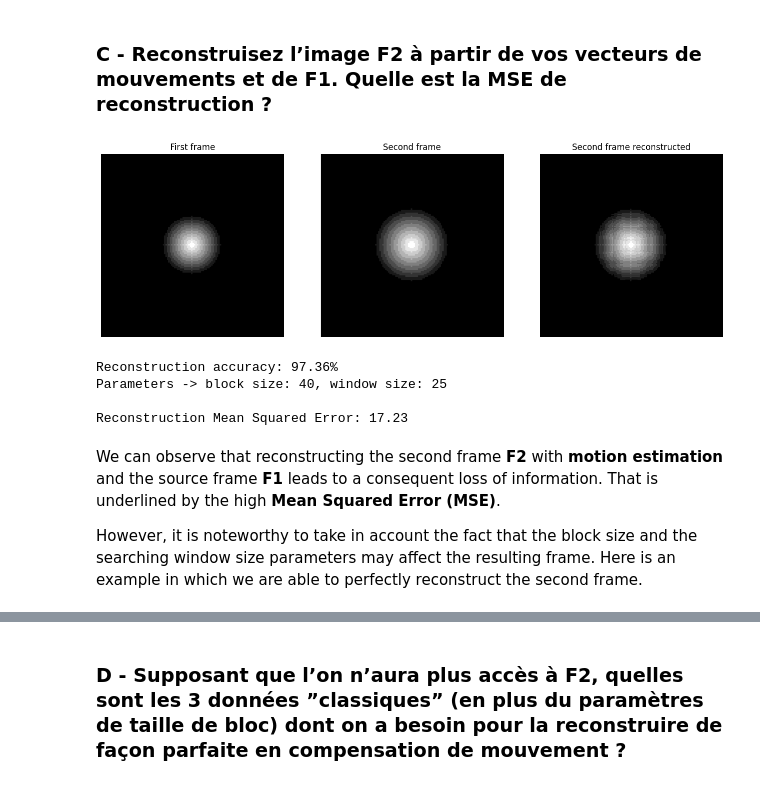
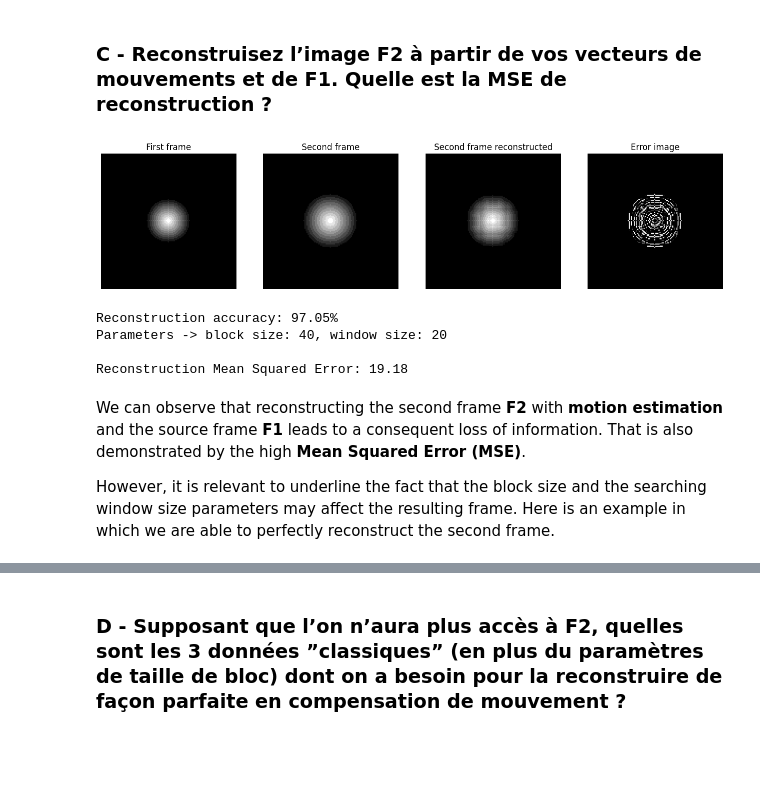
Before and after one commit to sinansoulier/VideoProcessing, a Jupyter notebook: TP2/motion_compensation.ipynb, the cells around one changed output, grey strips where cells are left out. Drawn from its saved outputs; the diff is of its cells as text; code cells hidden in the pictures; blank space fills up the shorter version.

Commit message:
frame_reconstruction: Improved presentation

```diff
--- a/TP2/motion_compensation.ipynb
+++ b/TP2/motion_compensation.ipynb
@@ -141,21 +141,30 @@ def BMA(frame1: np.ndarray , frame2: np.ndarray, block_size: int = 16, window_si
 
     return np.array(v_x), np.array(v_y), np.array(moving_blocks_x), np.array(moving_blocks_y)
 # %%
-def BMA_display(frame1: np.ndarray, frame2: np.ndarray, block_size: int = 16, window_size: int = 10) -> tuple[np.ndarray]:
+def BMA_display(frame1: np.ndarray, frame2: np.ndarray, block_size: int = 16, window_size: int = 10, scale: int = 500) -> tuple[np.ndarray]:
     v_x , v_y, moving_blocks_x, moving_blocks_y = BMA(frame1, frame2, block_size=block_size, window_size=window_size)
     _, ax = plt.subplots(1, 1, figsize=(8, 8))
     ax.imshow(frame1, cmap='gray')
     ax.set_axis_off()
     ax.set_title(f'Motion estimation - Block matching algorithm (Block size: {block_size})')
 
-    ax.quiver(moving_blocks_x + block_size // 2, moving_blocks_y + block_size // 2, v_x, -v_y, scale=600, color='red', headwidth=2, headlength=2, width=0.003)
+    ax.quiver((moving_blocks_x + block_size // 2),
+              (moving_blocks_y + block_size // 2),
+              v_x,
+              -v_y,
+              scale=scale,
+              color='red',
+              headwidth=2,
+              headlength=2,
+              width=0.003
+    )
     plt.show()
 
     return v_x, v_y, moving_blocks_x, moving_blocks_y
 
 BLOCK_SIZE = 40
-WINDOW_SIZE = 25
+WINDOW_SIZE = 20
 # Use pic2 as first frame, that will decomposed into blocks
 # Use pic1 as second frame, that will be used to find the best match for each block
-v_x, v_y, moving_blocks_x, moving_blocks_y = BMA_display(pic2, pic1, block_size=BLOCK_SIZE, window_size=WINDOW_SIZE)
+v_x, v_y, moving_blocks_x, moving_blocks_y = BMA_display(pic2, pic1, block_size=BLOCK_SIZE, window_size=WINDOW_SIZE, scale=600)
 # %% [output]
@@ -167,29 +176,31 @@ v_x, v_y, moving_blocks_x, moving_blocks_y = BMA_display(pic2, pic1, block_size=
 # %%
 # TODO - Wrap code into a function
 pic2_reconstructed = np.zeros(pic2.shape)
 for i in range(len(moving_blocks_x)):
     x = moving_blocks_x[i]
     y = moving_blocks_y[i]
     pic2_reconstructed[x:x+BLOCK_SIZE, y:y+BLOCK_SIZE] = pic1[x+v_x[i]:x+v_x[i]+BLOCK_SIZE, y+v_y[i]:y+v_y[i]+BLOCK_SIZE]
 
+error_image = np.abs(pic2 - pic2_reconstructed)
+
 # Display the reconstructed frame
-display_images(np.array([pic1, pic2, pic2_reconstructed]), titles=['First frame', 'Second frame', 'Second frame reconstructed'])
+display_images(np.array([pic1, pic2, pic2_reconstructed, error_image]), titles=['First frame', 'Second frame', 'Second frame reconstructed', 'Error image'])
 
 # Percentage of pixels that are the same in both frames
 print(f'Reconstruction accuracy: {np.sum(np.abs(pic2 - pic2_reconstructed) < 1e-6) / (pic2.shape[0] ** 2) * 100:.2f}%')
 print(f'Parameters -> block size: {BLOCK_SIZE}, window size: {WINDOW_SIZE}\n')
 
 print(f'Reconstruction Mean Squared Error: {np.sum(np.square(pic2 - pic2_reconstructed)) / (pic2.shape[0] ** 2):.2f}')
 # %% [output]
-[figure, old version]
+[figure, new version]
-Reconstruction accuracy: 97.36%
-Parameters -> block size: 40, window size: 25
+Reconstruction accuracy: 97.05%
+Parameters -> block size: 40, window size: 20
 
-Reconstruction Mean Squared Error: 17.23
+Reconstruction Mean Squared Error: 19.18
 # %% [markdown]
-We can observe that reconstructing the second frame **F2** with **motion estimation** and the source frame **F1** leads to a consequent loss of information. That is underlined by the high **Mean Squared Error (MSE)**.
+We can observe that reconstructing the second frame **F2** with **motion estimation** and the source frame **F1** leads to a consequent loss of information. That is also demonstrated by the high **Mean Squared Error (MSE)**.
 
-However, it is noteworthy to take in account the fact that the block size and the searching window size parameters may affect the resulting frame. Here is an example in which we are able to perfectly reconstruct the second frame.
+However, it is relevant to underline the fact that the block size and the searching window size parameters may affect the resulting frame. Here is an example in which we are able to perfectly reconstruct the second frame.
 # %%
 NEW_BLOCK_SIZE = 5
 NEW_WINDOW_SIZE = 25
```
Also changed, not shown: parts of 3 cells of this notebook.
